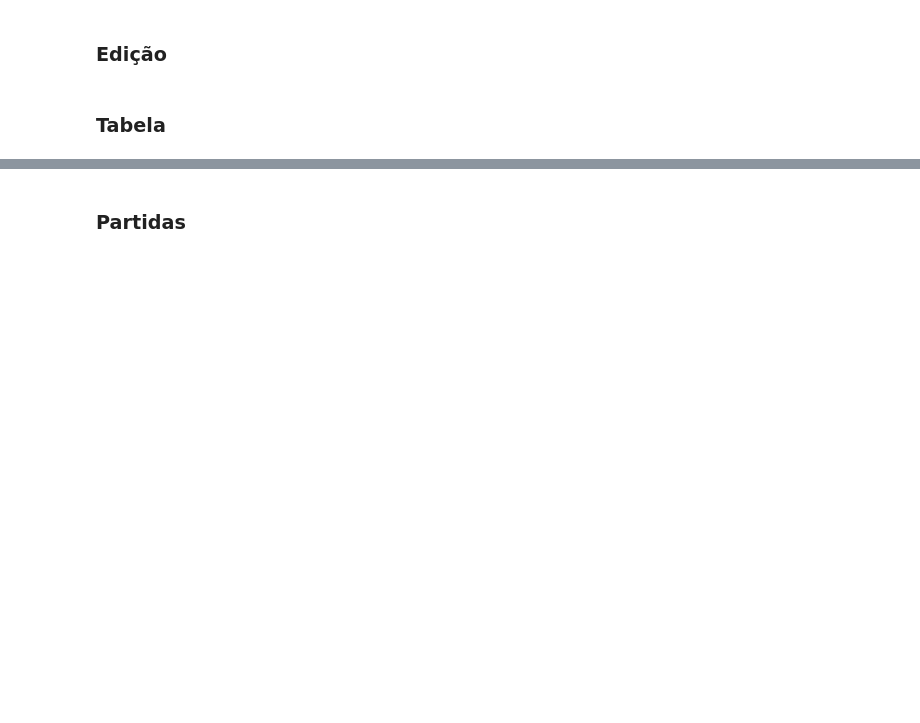
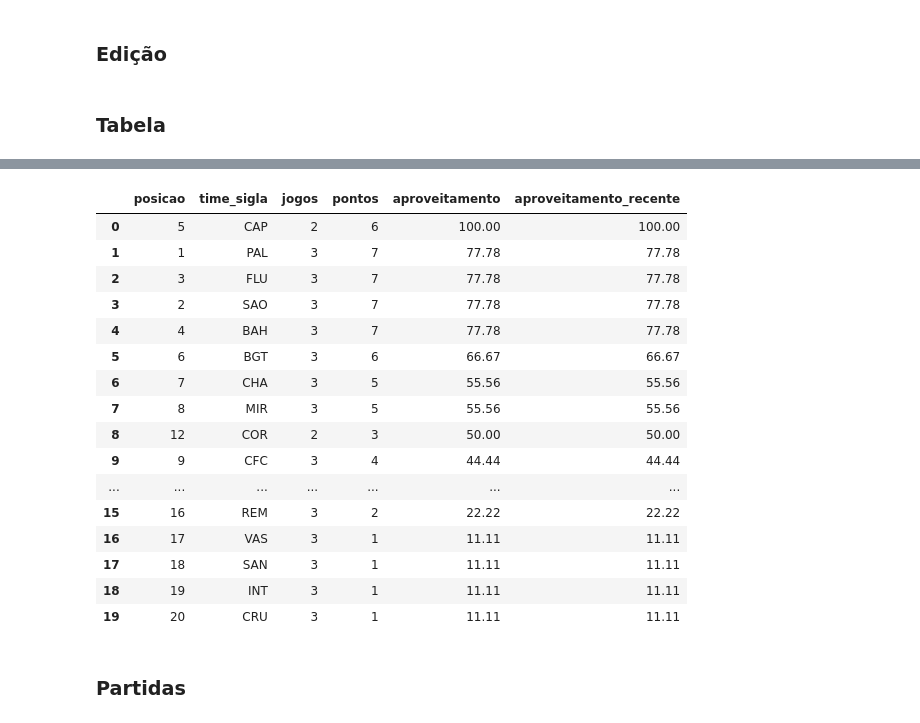
Before and after one commit to betoschneider/brasileirao, a Jupyter notebook: brasileirao-analise.ipynb, the cells around one changed output, grey strips where cells are left out. Cells and saved outputs as stored; diff of their text form; code cells hidden in the pictures; blank space fills up the shorter version.

```diff
--- a/brasileirao-analise.ipynb
+++ b/brasileirao-analise.ipynb
@@ -23,7 +23,7 @@ start_time = time.time()
 # Ignorar warnings de certificado SSL
 urllib3.disable_warnings(urllib3.exceptions.InsecureRequestWarning)
 
-url = "https://service.ig.com.br/football_ig/campeonatos/10/fases/768"
+url = "https://service.ig.com.br/football_ig/campeonatos/10/fases/921" # Brasileirão 2026
 response = requests.get(url, verify=False)
 data = response.json()
 # %% [markdown]
@@ -55,7 +75,7 @@ def calc_aproveitamento(ultimos):
     if not ultimos:
         return None
     pontos = sum(3 if r == "v" else 1 if r == "e" else 0 for r in ultimos)
-    return round(pontos / 15, 4) * 100 if len(ultimos) >= 5 else None
+    return round(pontos / (len(ultimos) * 3), 4) * 100 if len(ultimos) >= 1 else None
 
 if "ultimos_jogos" in tabela_df.columns:
     tabela_df["aproveitamento_recente"] = tabela_df["ultimos_jogos"].apply(calc_aproveitamento)
@@ -87,8 +105,25 @@ colunas_exibicao_res = ['posicao', 'time_sigla', 'jogos', 'pontos', 'aproveitame
 tabela_df = tabela_df[colunas_ordenadas]
 tabela_df['data_atualizacao'] = pd.Timestamp.now()
 # %%
-# display(tabela_df[colunas_exibicao_res].sort_values(by="aproveitamento", ascending
-# =False, inplace=False, ignore_index=True))
+display(tabela_df[colunas_exibicao_res].sort_values(by="aproveitamento", ascending=False, inplace=False, ignore_index=True))
+# %% [output]
+|  | posicao | time_sigla | jogos | pontos | aproveitamento | aproveitamento_recente |
+| 0 | 5 | CAP | 2 | 6 | 100.00 | 100.00 |
+| 1 | 1 | PAL | 3 | 7 | 77.78 | 77.78 |
+| 2 | 3 | FLU | 3 | 7 | 77.78 | 77.78 |
+| 3 | 2 | SAO | 3 | 7 | 77.78 | 77.78 |
+| 4 | 4 | BAH | 3 | 7 | 77.78 | 77.78 |
+| 5 | 6 | BGT | 3 | 6 | 66.67 | 66.67 |
+| 6 | 7 | CHA | 3 | 5 | 55.56 | 55.56 |
+| 7 | 8 | MIR | 3 | 5 | 55.56 | 55.56 |
+| 8 | 12 | COR | 2 | 3 | 50.00 | 50.00 |
+| 9 | 9 | CFC | 3 | 4 | 44.44 | 44.44 |
+| ... | ... | ... | ... | ... | ... | ... |
+| 15 | 16 | REM | 3 | 2 | 22.22 | 22.22 |
+| 16 | 17 | VAS | 3 | 1 | 11.11 | 11.11 |
+| 17 | 18 | SAN | 3 | 1 | 11.11 | 11.11 |
+| 18 | 19 | INT | 3 | 1 | 11.11 | 11.11 |
+| 19 | 20 | CRU | 3 | 1 | 11.11 | 11.11 |
 # %% [markdown]
 ### Partidas
 # %%
```
Also changed, not shown: parts of 20 cells of this notebook, 6 other files.
